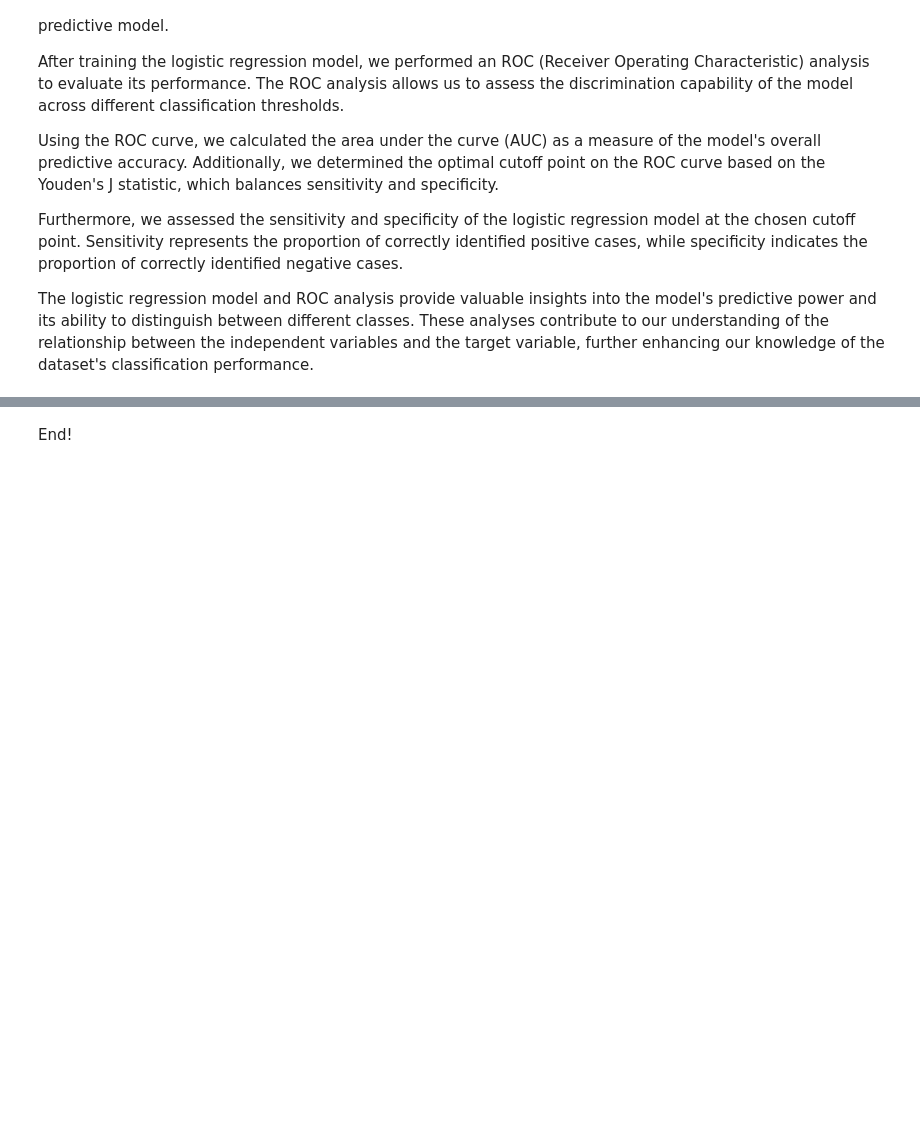
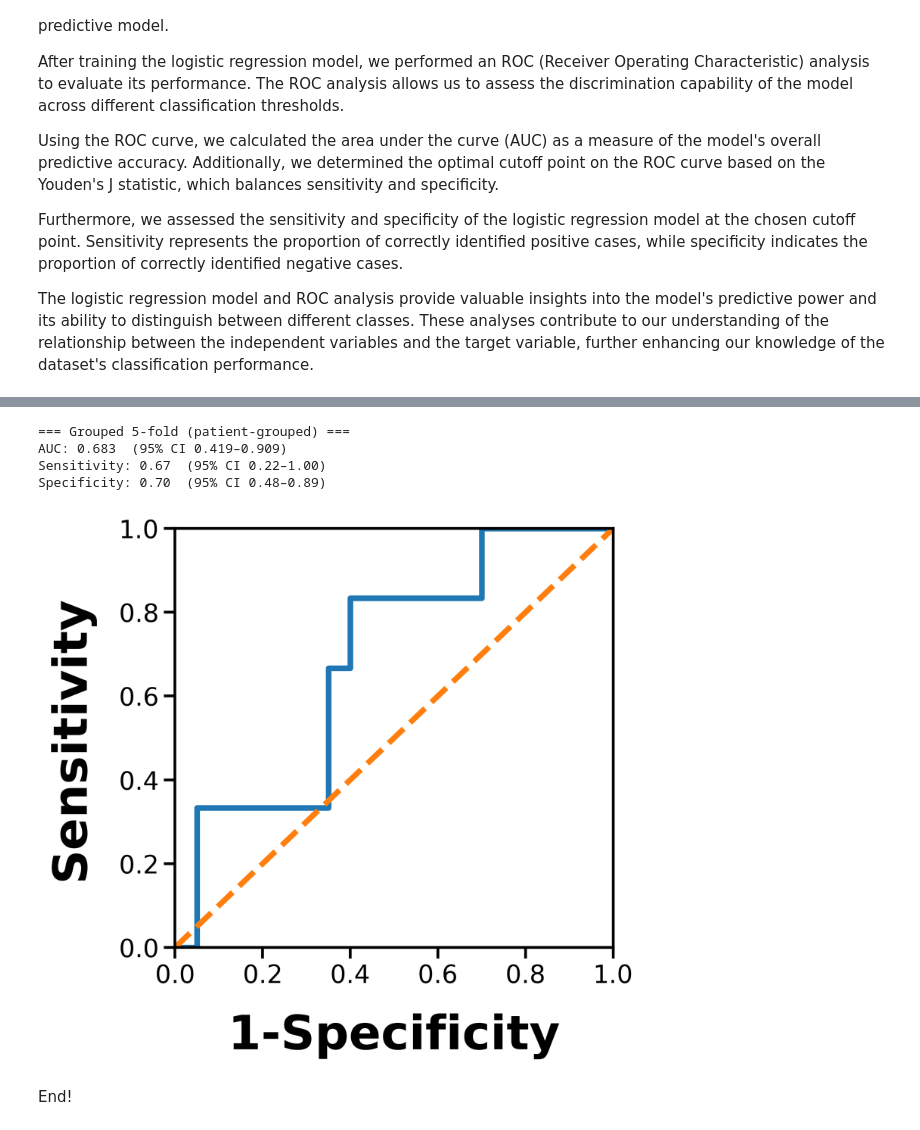
Before and after one commit to davidalejandromiranda/fedsa_public, a Jupyter notebook: data_processing.ipynb, the cells around one changed output, grey strips where cells are left out. Cells and saved outputs as stored; diff of their text form; code cells hidden in the pictures; blank space fills up the shorter version.

```diff
--- a/data_processing.ipynb
+++ b/data_processing.ipynb
@@ -20,3 +17,16 @@ from scipy.optimize import curve_fit, basinhopping
+# %%
+
+from sklearn.preprocessing import StandardScaler
+from sklearn.decomposition import PCA
+from sklearn.linear_model import LogisticRegression
+from sklearn.metrics import roc_curve, auc, roc_auc_score, confusion_matrix
+
+try:
+    from sklearn.model_selection import StratifiedGroupKFold
+    _HAS_SGK = True
+except Exception:
+    from sklearn.model_selection import GroupKFold
+    _HAS_SGK = False
 # %% [markdown]
 ## 2. Methods
 # %%
@@ -461,2 +852,10 @@ AUC = 0.83
+# %%
+oof_g5, met_g5 = apply_cross_validation_5fold(data)
+# %% [output]
+=== Grouped 5-fold (patient-grouped) ===
+AUC: 0.683  (95% CI 0.419–0.909)
+Sensitivity: 0.67  (95% CI 0.22–1.00)
+Specificity: 0.70  (95% CI 0.48–0.89)
+[figure, added]
 # %% [markdown]
 End!
```
Also changed, not shown: parts of 14 cells of this notebook, 1 other file.
